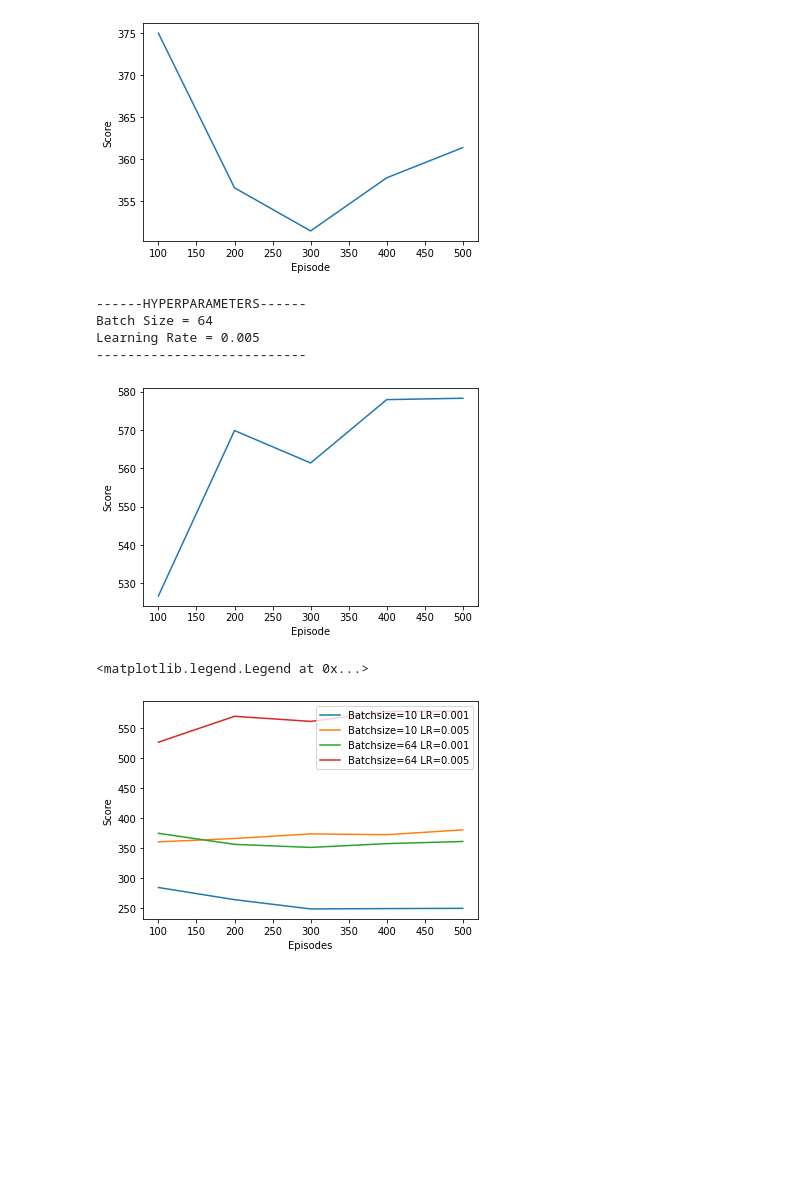
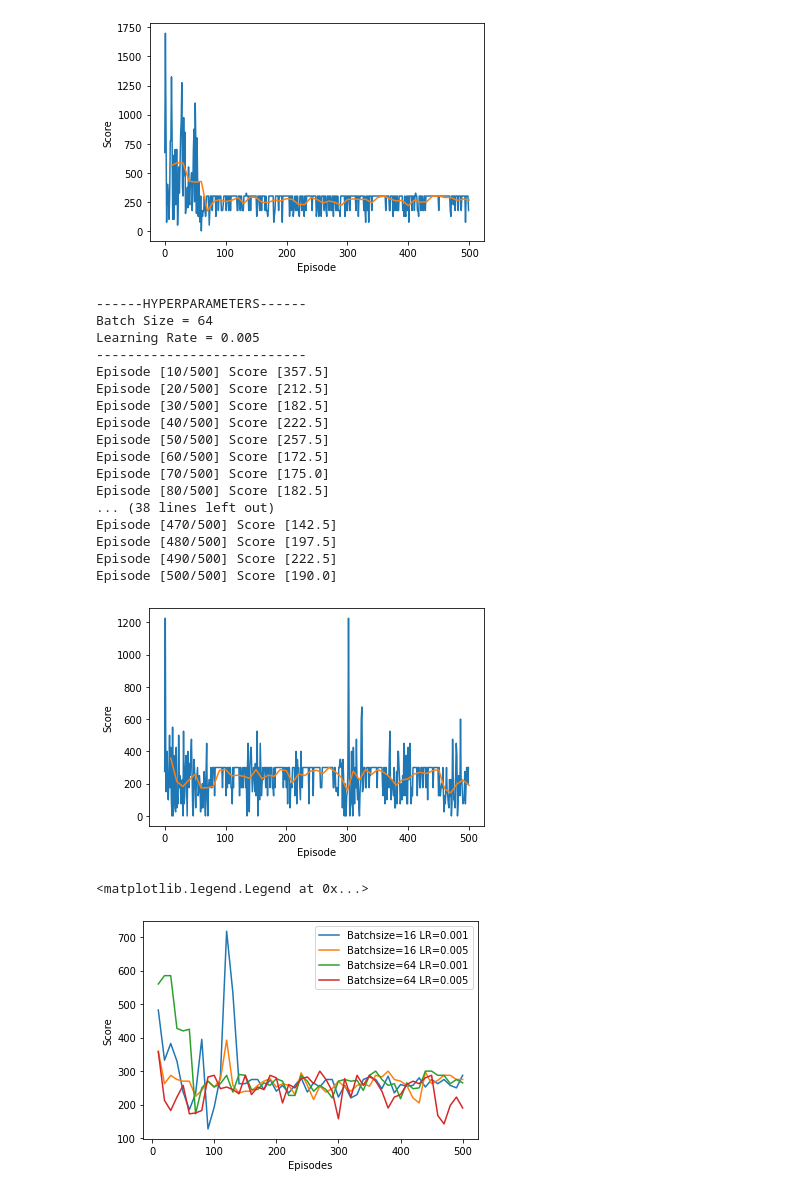
Before and after one commit to akshatshah91/Game-AI, a Jupyter notebook: DQN.ipynb, the cells around one changed output. Cells and saved outputs as stored; diff of their text form; code cells hidden in the pictures; blank space fills up the shorter version.

```diff
--- a/DQN.ipynb
+++ b/DQN.ipynb
@@ -21,7 +22,7 @@ EPS_START = 1  # e-greedy threshold start value
 EPS_END = 0.001  # e-greedy threshold end value
 EPS_DECAY = 0.995  # e-greedy threshold decay
 GAMMA = 0.8  # Q-learning discount factor
-HIDDEN_LAYER = 256  # NN hidden layer size
+HIDDEN_LAYER = 32  # NN hidden layer size
 
 FloatTensor = torch.FloatTensor
 LongTensor = torch.LongTensor
@@ -41,7 +42,7 @@ class DQNAgent():
     def __init__(self, inputSize, outputSize, batchSize, learningRate):
         self.model = DQN(inputSize, outputSize)
         self.targetModel = copy.deepcopy(self.model)
-        self.memory = deque(maxlen=256)
+        self.memory = deque(maxlen=2000)
         self.batchSize = batchSize
         self.inputSize = inputSize
         self.outputSize = outputSize
@@ -73,7 +74,7 @@ class DQNAgent():
       nextQVal2 = self.targetModel.forward(nextState)
       nextQVal = torch.min(torch.max(self.model.forward(nextState), 1)[0],torch.max(self.targetModel.forward(nextState), 1)[0])
       nextQVal = nextQVal.view(nextQVal.size(0), 1)
-      expectedQVal = reward + (1 - done) * GAMMA * nextQVal
+      expectedQVal = reward + (1 - gameOver) * GAMMA * nextQVal
       loss1 = F.mse_loss(qVal1, expectedQVal.detach())
       loss2 = F.mse_loss(qVal2, expectedQVal.detach())
       return loss1,loss2
@@ -129,7 +131,7 @@ def train(env, stateSize, actionSize, fig, batchSize, learningRate):
 env = gym.make('CartPole-v0').env
 stateSize = env.observation_space.shape[0]
 actionSize = env.action_space.n
-EPISODES = 5000
+EPISODES = 500
 
 avgRewards = []
 batchSizes = [16, 64]
@@ -138,7 +140,7 @@ x = 1
 for b in batchSizes:
   for l in learningRates:
     avgRewards.append(train(env, stateSize, actionSize, x, b, l))
-    x += 2
+    x += 1
 
 plt.figure(0)
 plt.xlabel("Episodes")
@@ -161,13 +232,11 @@ EPISODES = 500
 avgRewards = []
 batchSizes = [16, 64]
 learningRates = [0.001, 0.005]
-trainingIterations = [1, 4]
 x = 1
 for b in batchSizes:
   for l in learningRates:
-    for t in trainingIterations:
-      avgRewards.append(train(env, stateSize, actionSize, x, b, l, t))
-      x += 1
+    avgRewards.append(train(env, stateSize, actionSize, x, b, l))
+    x += 1
 
 plt.figure(0)
 plt.xlabel("Episodes")
@@ -193,8 +301,21 @@ Learning Rate = 0.001
-[figure, old version]
+[figure, new version]
 ------HYPERPARAMETERS------
 Batch Size = 64
 Learning Rate = 0.005
 ---------------------------
+Episode [10/500] Score [357.5]
+Episode [20/500] Score [212.5]
+Episode [30/500] Score [182.5]
+Episode [40/500] Score [222.5]
+Episode [50/500] Score [257.5]
+Episode [60/500] Score [172.5]
+Episode [70/500] Score [175.0]
+Episode [80/500] Score [182.5]
+... (38 lines left out)
+Episode [470/500] Score [142.5]
+Episode [480/500] Score [197.5]
+Episode [490/500] Score [222.5]
+Episode [500/500] Score [190.0]
-[figure, old version]
+[figure, new version]
 <matplotlib.legend.Legend at 0x...>
-[figure, old version]
+[figure, new version]
```
Also changed, not shown: parts of 5 cells of this notebook.
